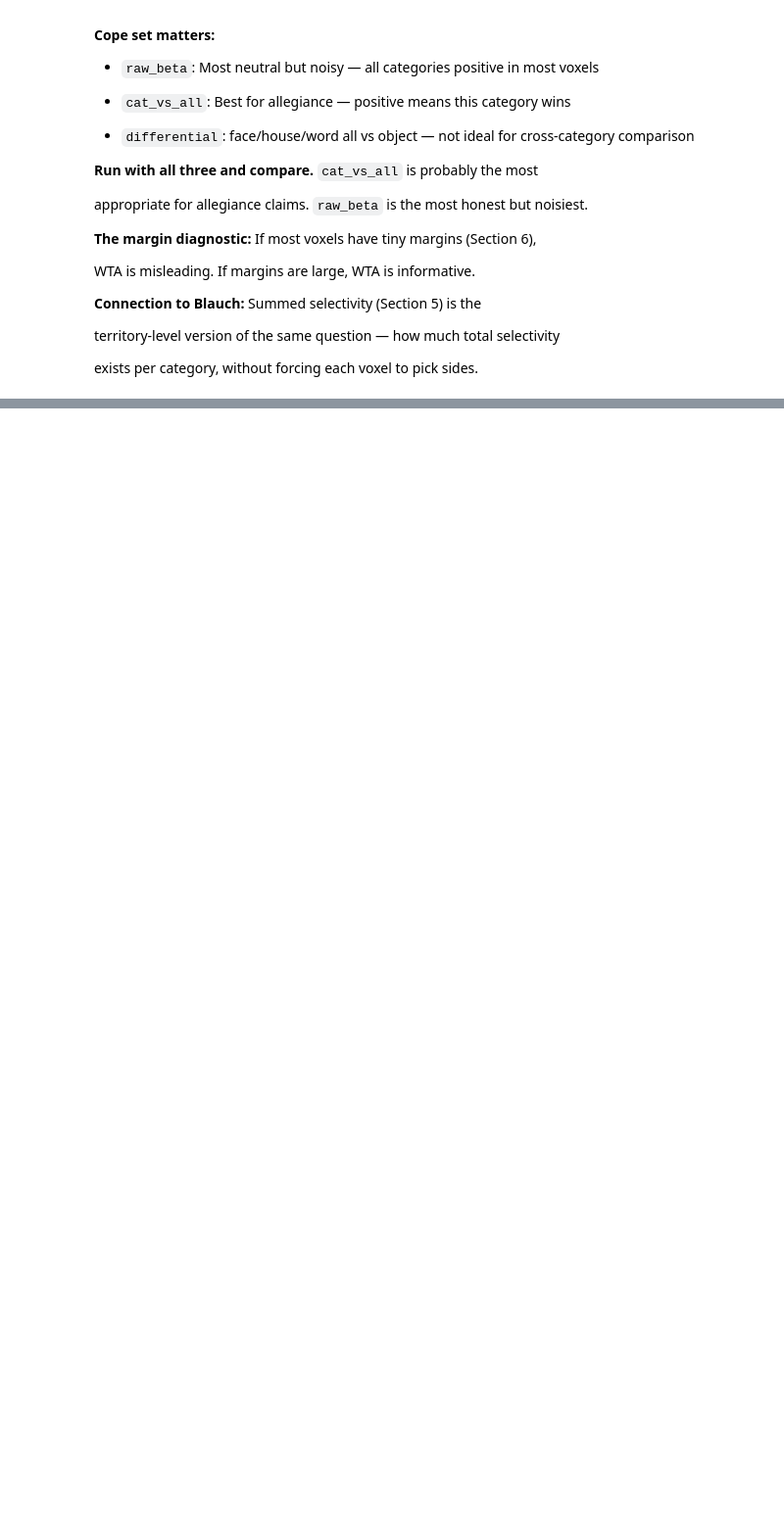
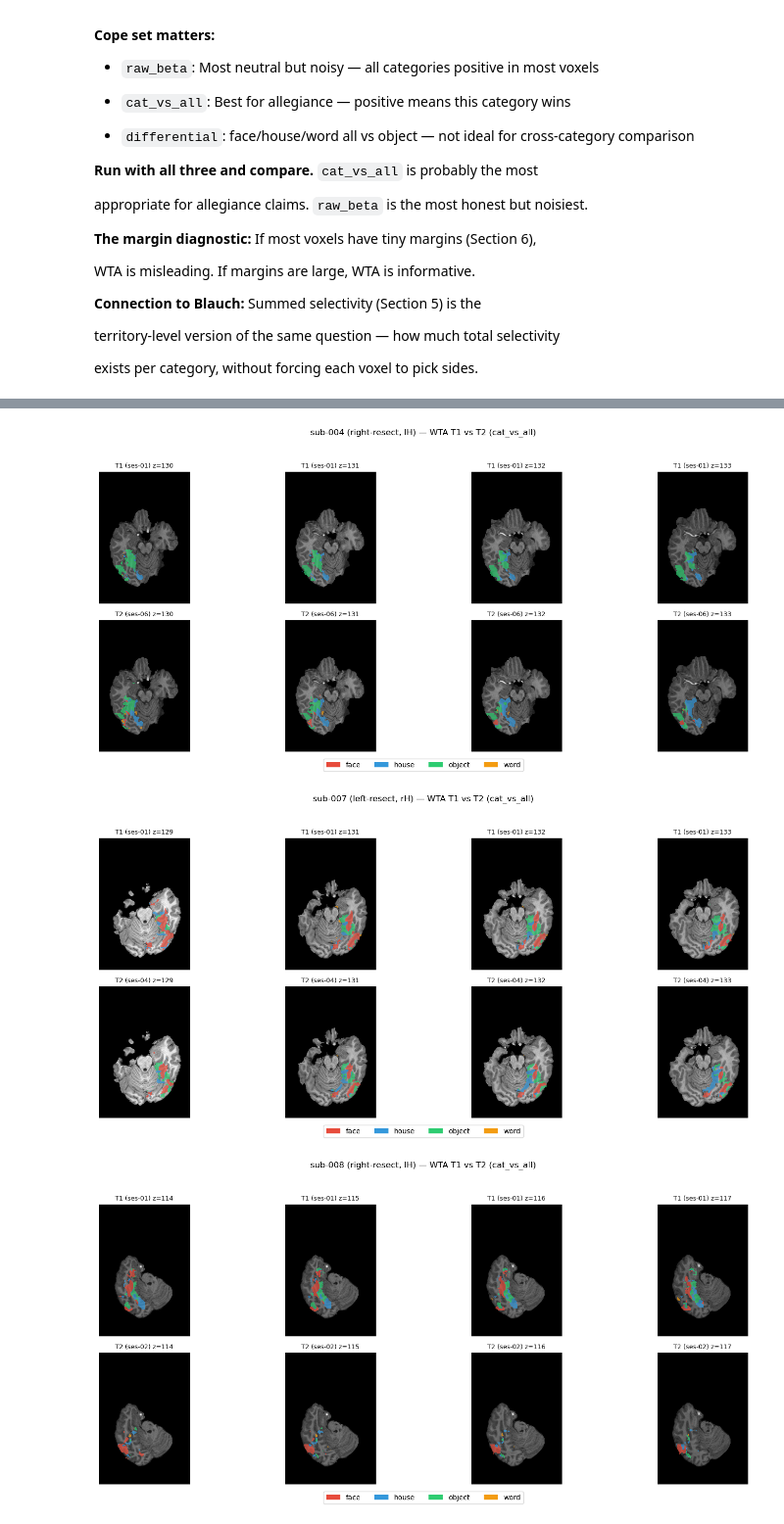
Before and after one commit to cnsimmons/sym_pt, a Jupyter notebook: B_analyses/voxel_allegiance.ipynb, the cells around one changed output, grey strips where cells are left out. Shown at 98% size. Saved outputs shown, nothing was run; the diff lists cells and outputs as text; code cells hidden in the pictures; blank space fills up the shorter version.

```diff
--- a/B_analyses/voxel_allegiance.ipynb
+++ b/B_analyses/voxel_allegiance.ipynb
@@ -825,7 +832,7 @@ sumsel_rows = []
 for sid, info in long_subs.items():
     sessions = info['sessions']
     actual_first = info['actual_first_ses']
-    hemi = info['hemi'] if info['patient_status'] == 'patient' else None
+    hemi = info['hemi'] if info['patient_status'] == 'OTC' else None
     hemis = [hemi] if hemi else ['l', 'r']
 
     for h in hemis:
@@ -993,7 +1002,7 @@ patient left          0.275 -3.175   0.643  2.231
 summary_rows = []
 
 for sid, info in long_subs.items():
-    hemi = info['hemi'] if info['patient_status'] == 'patient' else None
+    hemi = info['hemi'] if info['patient_status'] == 'OTC' else None
     hemis = [hemi] if hemi else ['l', 'r']
 
     for h in hemis:
@@ -1089,0 +1214,57 @@ Options: 'raw_beta', 'cat_vs_all', 'differential'
+# %%
+# ── T1 vs T2 WTA slice comparison per patient ────────────────────────────────
+
+for sid in sorted(long_subs.keys()):
+    info = long_subs[sid]
+    if info['patient_status'] == 'control':
+        continue
+
+    actual_first = info['actual_first_ses']
+    h = info['hemi']
+    sessions = info['sessions']
+    t1_ses, t2_ses = sessions[0], sessions[-1]
+    surgery = info.get('surgery_side', '?')
+
+    t1_path = os.path.join(processed_dir, sid, f'ses-{actual_first}', 'anat', 'T1w_brain.nii.gz')
+    wta_t1_path = os.path.join(wta_nifti_dir, f'{sid}_ses-{t1_ses}_{h}h_wta.nii.gz')
+    wta_t2_path = os.path.join(wta_nifti_dir, f'{sid}_ses-{t2_ses}_{h}h_wta.nii.gz')
+
+    if not all(os.path.exists(p) for p in [t1_path, wta_t1_path, wta_t2_path]):
+        print(f"  SKIP {sid}: missing files")
+        continue
+
+    t1_img = nib.load(t1_path)
+    wta_t1_data = nib.load(wta_t1_path).get_fdata()
+    wta_t2_data = nib.load(wta_t2_path).get_fdata()
+    t1_brain = t1_img.get_fdata()
+
+    # Find best slices using T1 WTA data
+    z_counts = [(z, np.sum(wta_t1_data[:, :, z] > 0)) for z in range(wta_t1_data.shape[2])]
+    z_counts.sort(key=lambda x: x[1], reverse=True)
+    best_slices = sorted([z for z, c in z_counts[:4]])
+
+    fig, axes = plt.subplots(2, len(best_slices), figsize=(4 * len(best_slices), 7))
+
+    for col, z_slice in enumerate(best_slices):
+        for row, (wta_data, label) in enumerate([(wta_t1_data, f'T1 (ses-{t1_ses})'),
+                                                   (wta_t2_data, f'T2 (ses-{t2_ses})')]):
+            ax = axes[row, col]
+            ax.imshow(np.rot90(t1_brain[:, :, z_slice]), cmap='gray', aspect='equal')
+            wta_masked = np.ma.masked_where(wta_data[:, :, z_slice] == 0,
+                                             wta_data[:, :, z_slice])
+            ax.imshow(np.rot90(wta_masked), cmap=wta_cmap, vmin=0, vmax=4,
+                      aspect='equal', alpha=0.7)
+            ax.set_title(f'{label} z={z_slice}', fontsize=9)
+            ax.axis('off')
+
+    legend_patches = [Patch(facecolor=c, label=cat)
+                      for cat, c in zip(CATEGORIES, ['#E74C3C', '#3498DB', '#2ECC71', '#F39C12'])]
+    fig.legend(handles=legend_patches, loc='lower center', ncol=4, fontsize=10)
+    plt.suptitle(f'{sid} ({surgery}-resect, {h}H) — WTA T1 vs T2 ({ALLEGIANCE_COPE_SET})', fontsize=12)
+    plt.tight_layout(rect=[0, 0.04, 1, 0.95])
+    plt.savefig(os.path.join(wta_nifti_dir, f'{sid}_wta_t1vt2_slices.png'), dpi=150, bbox_inches='tight')
+    plt.show()
+# %% [output]
+[figure, added]
+[figure, added]
+[figure, added]
```
Also changed, not shown: parts of 34 cells of this notebook, 2 other files.
